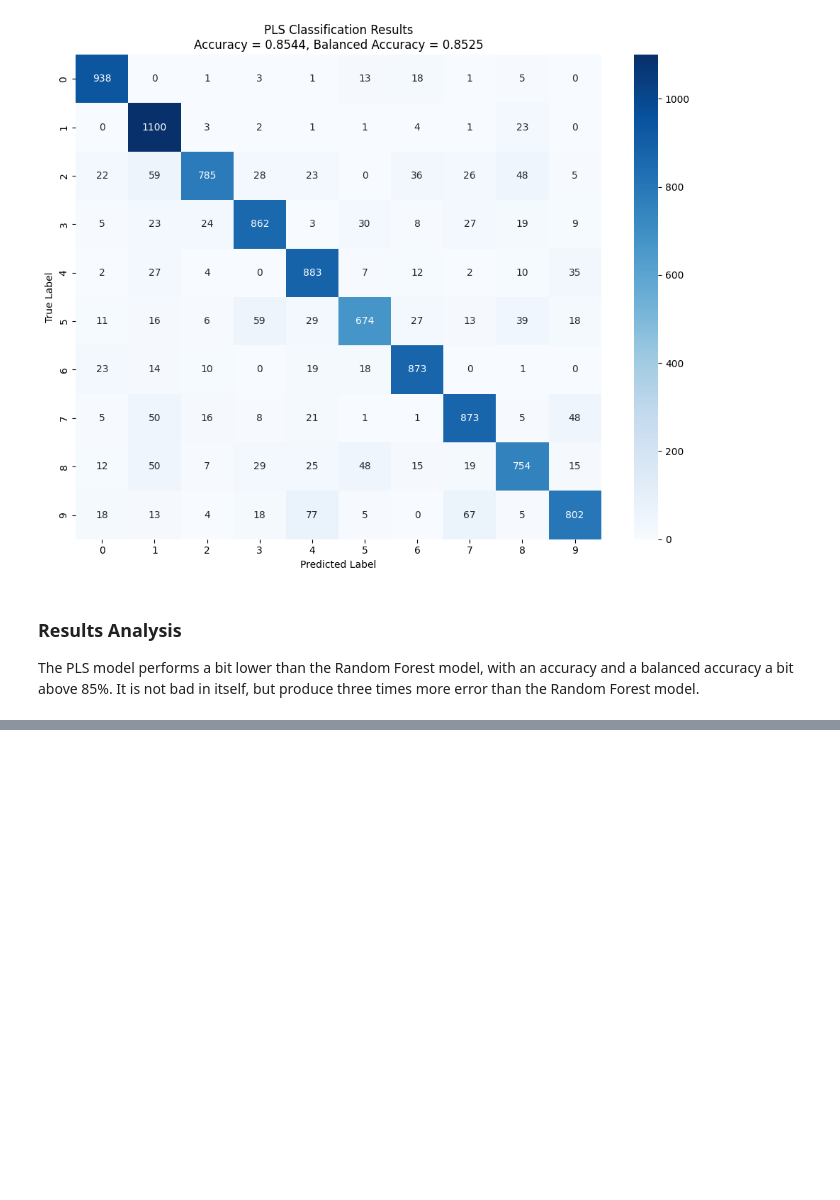
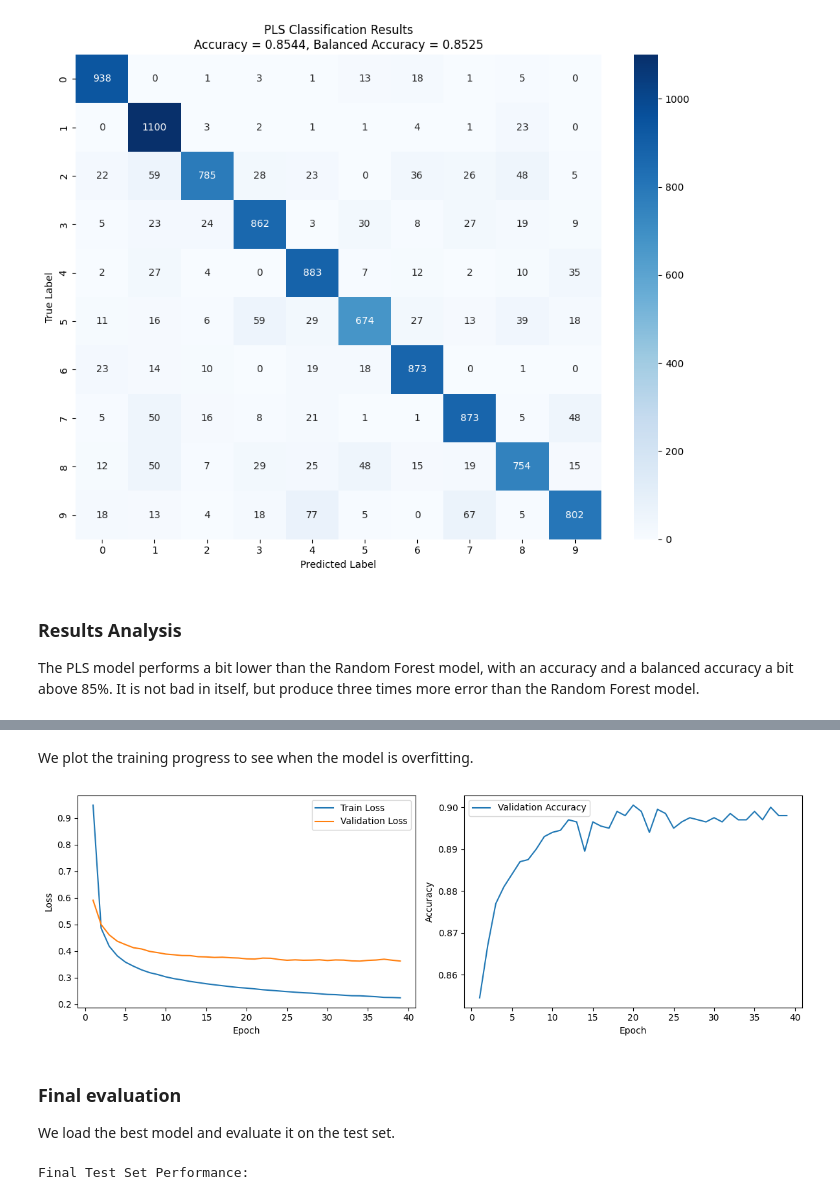
Before and after one commit to guilhemheinrich/MNIST-study, a Jupyter notebook: build/MNIST_introduction_and_visualisation.ipynb, the cells around one changed output, grey strips where cells are left out. Saved outputs shown, nothing was run; the diff lists cells and outputs as text; code cells hidden in the pictures; blank space fills up the shorter version.

Commit message:
[feat] added perceptron

```diff
--- a/build/MNIST_introduction_and_visualisation.ipynb
+++ b/build/MNIST_introduction_and_visualisation.ipynb
@@ -43,3 +43,13 @@ TRAIN_VALIDATION_SPLIT = 0.2
+# %%
+# Define parameters
+RANDOM_SEED = 42
+SAMPLES_PER_LABEL = 1000
+# Number of folds for cross-validation
+CV_K_FOLD = 4
+# Neural network training parameters
+TRAIN_VALIDATION_SPLIT = 0.2
+NUM_EPOCHS = 50  # Maximum number of epochs for training
+PATIENCE = 5  # Number of epochs to wait for improvement before early stopping
 # %% [markdown]
 ## Loading MNIST Dataset
 
@@ -430,0 +508,9 @@ It is not bad in itself, but produce three times more error than the Random Fore
+# %%
+# Initialize model, loss function and optimizer
+model = SimplePerceptron(input_size=784, num_classes=10)
+criterion = nn.CrossEntropyLoss()
+optimizer = optim.SGD(model.parameters(), lr=0.01, momentum=0.9)
+
+# %%[markdown]
+# ### Training loop
+# We will use early stopping based on validation loss to prevent overfitting.
@@ -430,0 +604,46 @@ It is not bad in itself, but produce three times more error than the Random Fore
+# %% [markdown]
+We plot the training progress to see when the model is overfitting.
+# %%
+# Plot training progress
+epochs = [m["epoch"] for m in metrics]
+train_losses = [m["train_loss"] for m in metrics]
+val_losses = [m["val_loss"] for m in metrics]
+val_accuracies = [m["val_accuracy"] for m in metrics]
+
+plt.figure(figsize=(12, 4))
+plt.subplot(1, 2, 1)
+plt.plot(epochs, train_losses, label="Train Loss")
+plt.plot(epochs, val_losses, label="Validation Loss")
+plt.xlabel("Epoch")
+plt.ylabel("Loss")
+plt.legend()
+
+plt.subplot(1, 2, 2)
+plt.plot(epochs, val_accuracies, label="Validation Accuracy")
+plt.xlabel("Epoch")
+plt.ylabel("Accuracy")
+plt.legend()
+plt.tight_layout()
+plt.show()
+# %% [output]
+[figure, added]
+# %% [markdown]
+### Final evaluation
+We load the best model and evaluate it on the test set.
+# %%
+# Load best model for final evaluation
+model.load_state_dict(best_model_state)
+
+print("\nFinal Test Set Performance:")
+model.eval()
+test_preds = []
+test_labels = []
+
+with torch.no_grad():
+    for inputs, labels in test_loader:
+        outputs = model(inputs)
+        _, predicted = torch.max(outputs.data, 1)
+        test_preds.extend(predicted.numpy())
+        test_labels.extend(labels.numpy())
+# %% [output]
+Final Test Set Performance:
```
Also changed, not shown: parts of 11 cells of this notebook, 2 other files.
